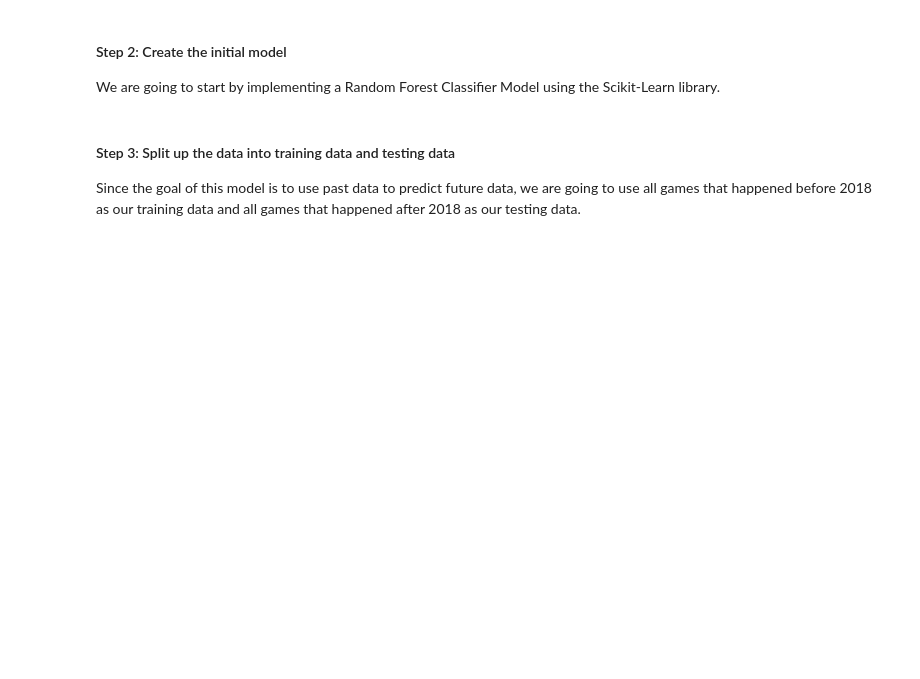
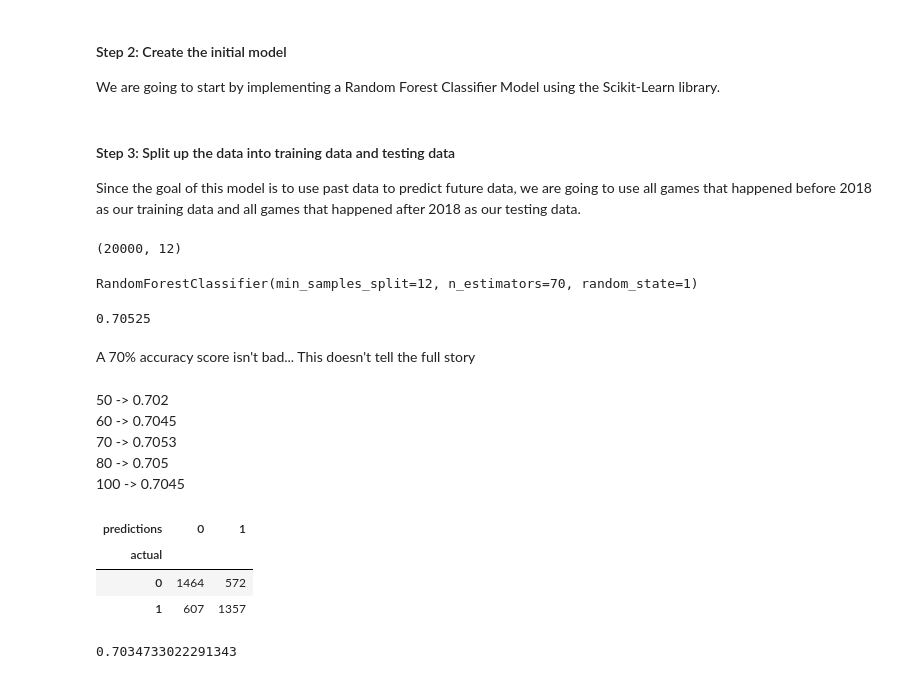
Before and after one commit to JustinNguyen2003/Machine-Learning-NHL-Win-Predictor, a Jupyter notebook: NHL Game Predictor.ipynb, the cells around one changed output. Saved outputs shown, nothing was run; the diff lists cells and outputs as text; code cells hidden in the pictures; blank space fills up the shorter version.

```diff
--- a/NHL Game Predictor.ipynb
+++ b/NHL Game Predictor.ipynb
@@ -115,3 +119,48 @@ rf = RandomForestClassifier(n_estimators=60, min_samples_split=12, random_state=
 # %% [markdown]
 #### Step 3: Split up the data into training data and testing data
 Since the goal of this model is to use past data to predict future data, we are going to use all games that happened before 2018 as our training data and all games that happened after 2018 as our testing data.
+# %%
+y = final_data['Outcome'] #This is the target data
+
+columns_to_drop = ['gameId', 'season', 'gameDate', 'HomeTeam', 'home_or_away', 'AwayTeam', 'Outcome', 'Home_goals', 'Away_goals']
+
+x = final_data.drop(columns = columns_to_drop) #This is the input data
+
+print(x.shape)
+# %% [output]
+(20000, 12)
+# %%
+x_train, x_test, y_train, y_test = train_test_split(x, y, test_size=0.2, random_state=101)
+# %%
+rf.fit(x_train, y_train)
+# %% [output]
+RandomForestClassifier(min_samples_split=12, n_estimators=70, random_state=1)
+# %%
+predictions = rf.predict(x_test)
+# %%
+acc = accuracy_score(y_test, predictions)
+print(acc)
+# %% [output]
+0.70525
+# %% [markdown]
+A 70% accuracy score isn't bad...
+This doesn't tell the full story
+# %% [markdown]
+50 -> 0.702 <br>
+60 -> 0.7045 <br>
+70 -> 0.7053 <br>
+80 -> 0.705 <br>
+100 -> 0.7045
+# %%
+combined = pd.DataFrame(dict(actual=y_test, predictions=predictions))
+
+pd.crosstab(index=combined['actual'], columns=combined['predictions'])
+# %% [output]
+| predictions | 0 | 1 |
+| actual |  |  |
+| 0 | 1464 | 572 |
+| 1 | 607 | 1357 |
+# %%
+precision_score(y_test, predictions)
+# %% [output]
+0.7034733022291343
```
Also changed, not shown: parts of 6 cells of this notebook.
